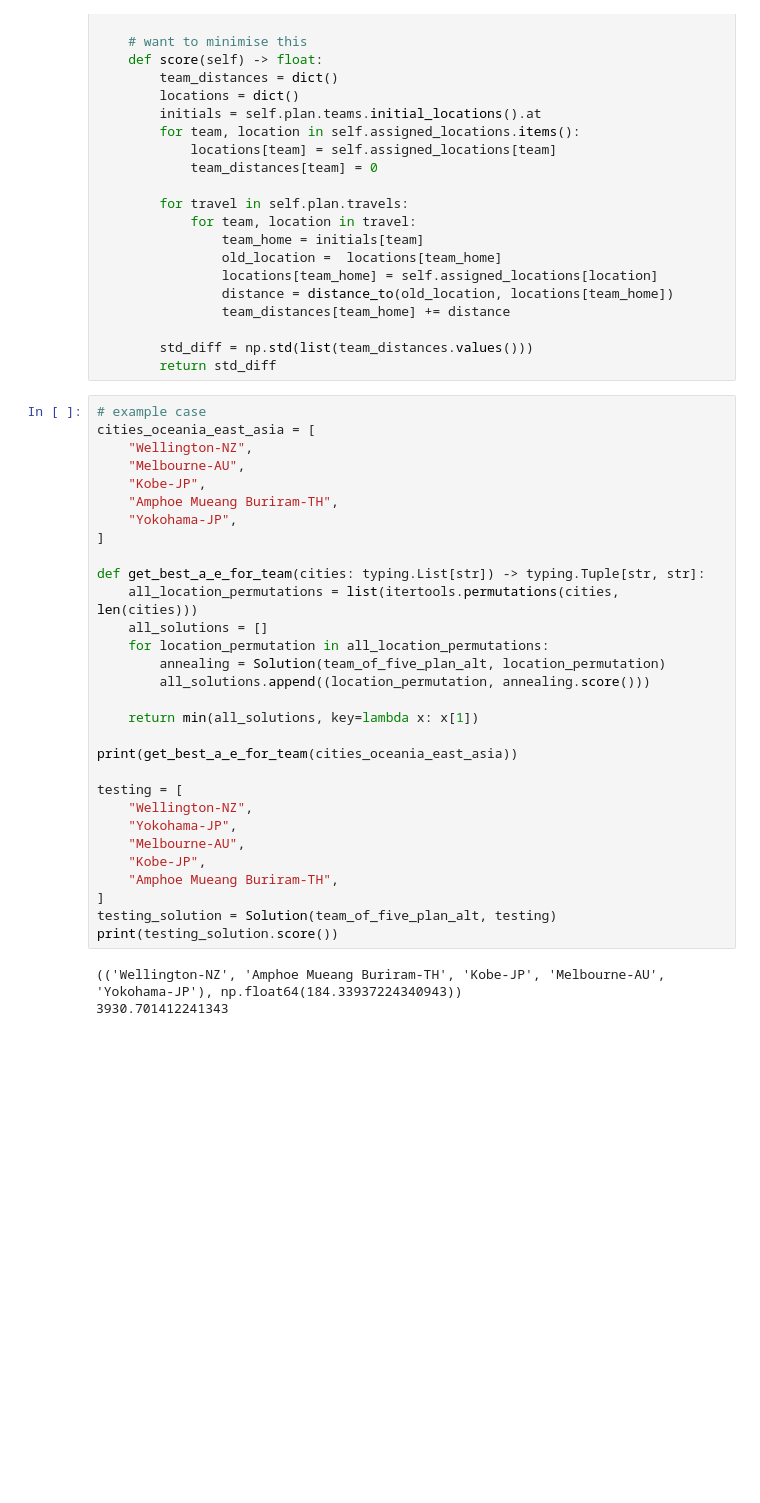
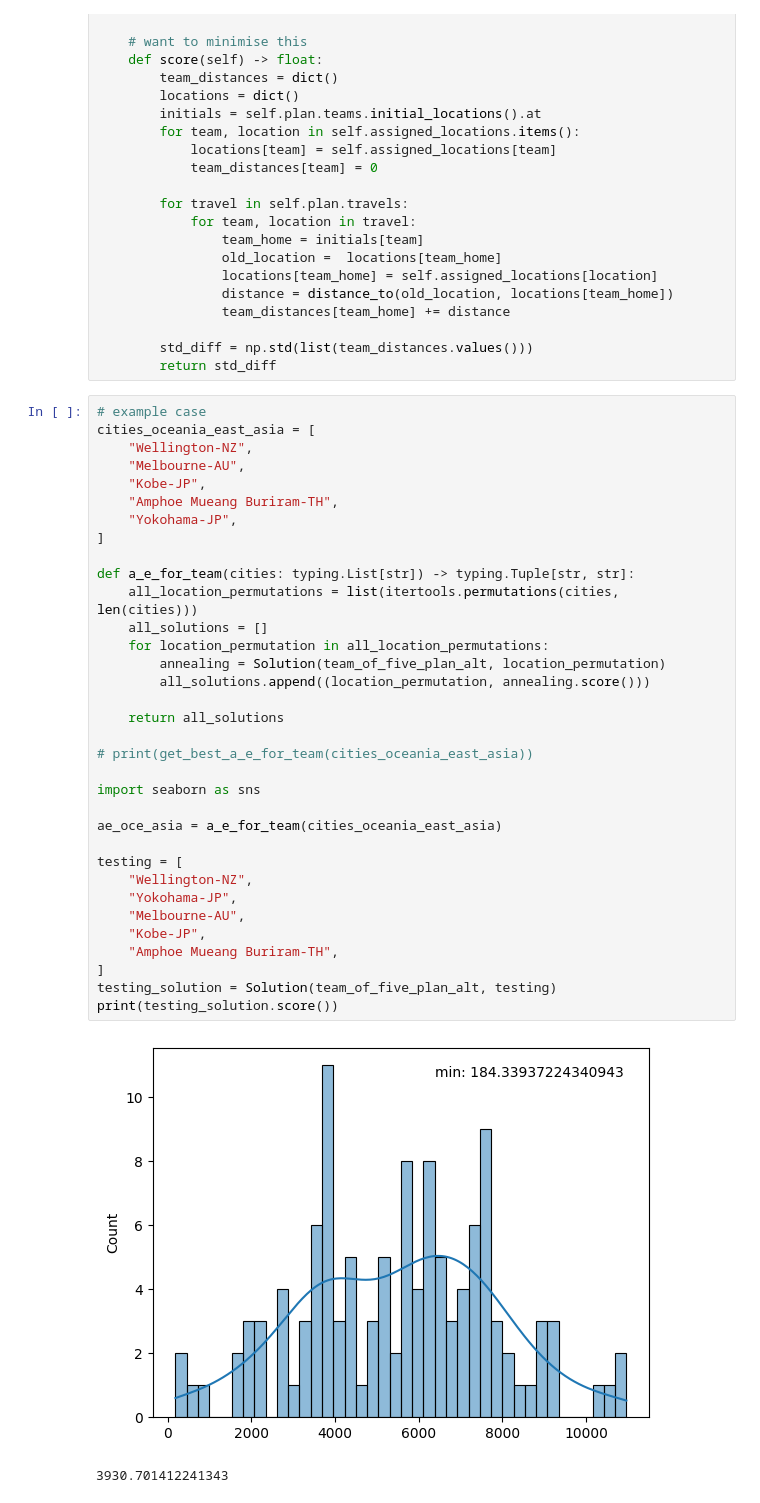
Before and after one commit to lodinukal/im2c_2025, a Jupyter notebook: work.ipynb, the cells around one changed output. Drawn from its saved outputs; the diff is of its cells as text; blank space fills up the shorter version.

Commit message:
add histogram of stds

```diff
--- a/work.ipynb
+++ b/work.ipynb
@@ -507,33 +507,37 @@ class Solution:
 # %%
 # example case
 cities_oceania_east_asia = [
     "Wellington-NZ",
     "Melbourne-AU",
     "Kobe-JP",
     "Amphoe Mueang Buriram-TH",
     "Yokohama-JP",
 ]
 
-def get_best_a_e_for_team(cities: typing.List[str]) -> typing.Tuple[str, str]:
+def a_e_for_team(cities: typing.List[str]) -> typing.Tuple[str, str]:
     all_location_permutations = list(itertools.permutations(cities, len(cities)))
     all_solutions = []
     for location_permutation in all_location_permutations:
         annealing = Solution(team_of_five_plan_alt, location_permutation)
         all_solutions.append((location_permutation, annealing.score()))
 
-    return min(all_solutions, key=lambda x: x[1])
+    return all_solutions
 
-print(get_best_a_e_for_team(cities_oceania_east_asia))
+# print(get_best_a_e_for_team(cities_oceania_east_asia))
+
+import seaborn as sns
+
+ae_oce_asia = a_e_for_team(cities_oceania_east_asia)
 
 testing = [
     "Wellington-NZ",
     "Yokohama-JP",
     "Melbourne-AU",
     "Kobe-JP",
     "Amphoe Mueang Buriram-TH",
 ]
 testing_solution = Solution(team_of_five_plan_alt, testing)
 print(testing_solution.score())
 # %% [output]
+[figure, added]
-(('Wellington-NZ', 'Amphoe Mueang Buriram-TH', 'Kobe-JP', 'Melbourne-AU', 'Yokohama-JP'), np.float64(184.33937224340943))
 3930.701412241343
```
Also changed, not shown: parts of 1 cell of this notebook.
